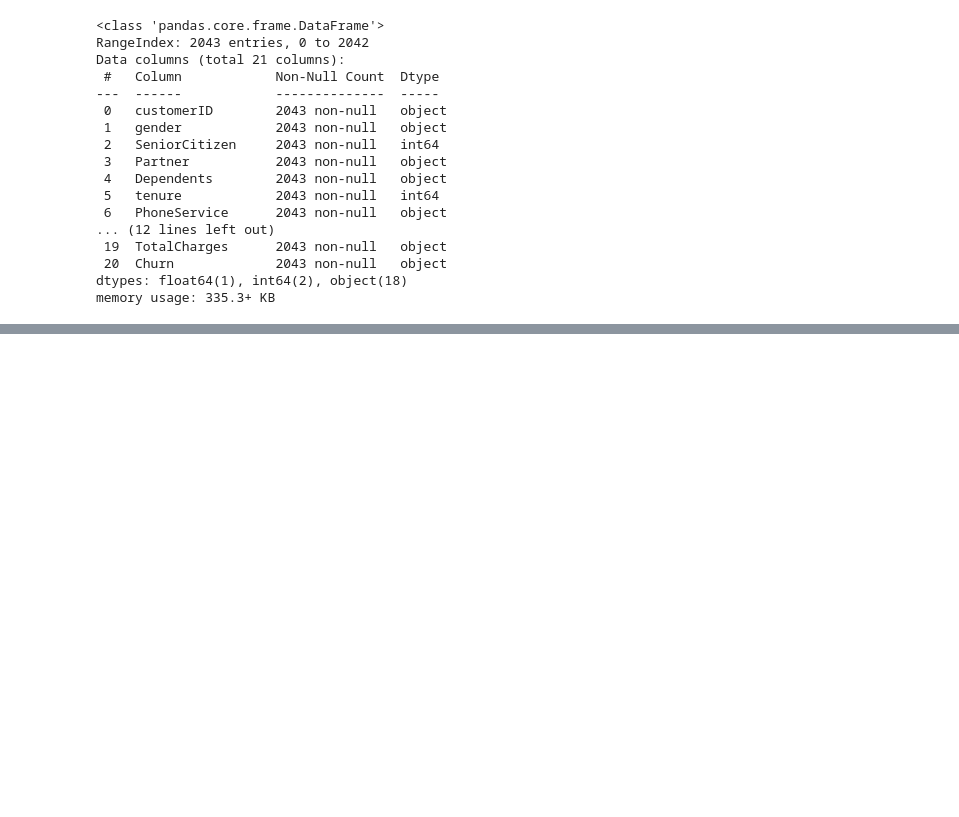
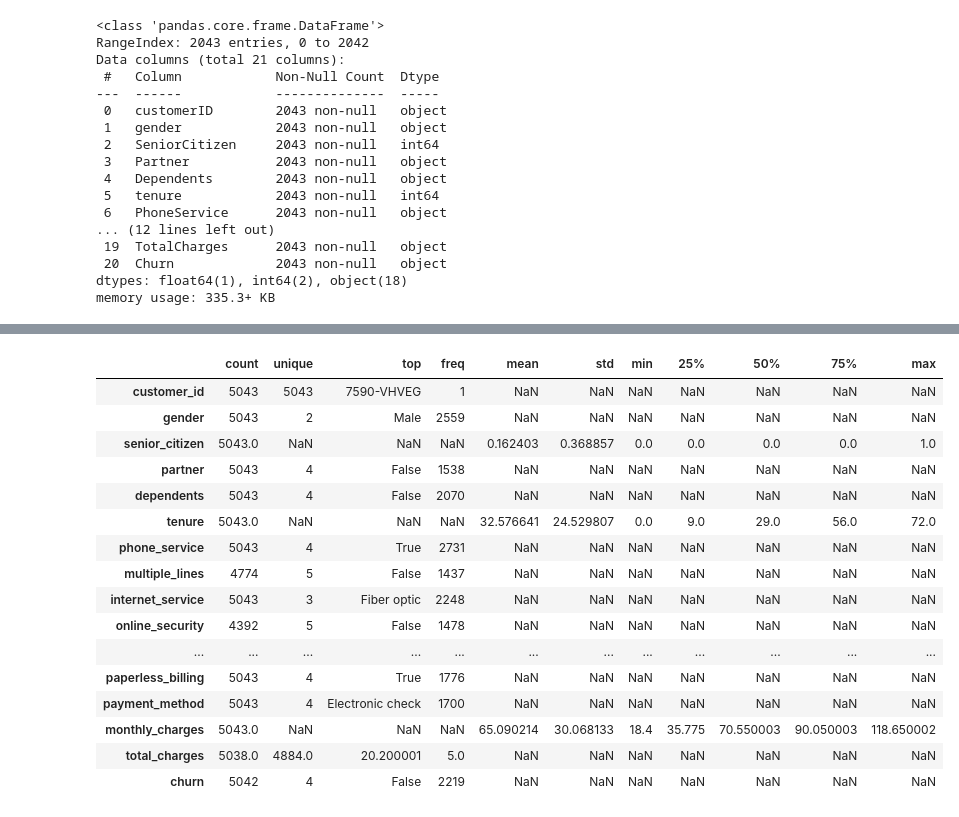
Before and after one commit to FloJoLaryea/Customer_Churn_Analysis, a Jupyter notebook: cstomer_churn_analysis.ipynb, the cells around one changed output, grey strips where cells are left out. Drawn from its saved outputs; the diff is of its cells as text; code cells hidden in the pictures; blank space fills up the shorter version.

```diff
--- a/cstomer_churn_analysis.ipynb
+++ b/cstomer_churn_analysis.ipynb
@@ -361,0 +222,20 @@ df_1.head(1)
+# %%
+train_df.describe(include='all').T
+# %% [output]
+|  | count | unique | top | freq | mean | std | min | 25% | 50% | 75% | max |
+| customer_id | 5043 | 5043 | 7590-VHVEG | 1 | NaN | NaN | NaN | NaN | NaN | NaN | NaN |
+| gender | 5043 | 2 | Male | 2559 | NaN | NaN | NaN | NaN | NaN | NaN | NaN |
+| senior_citizen | 5043.0 | NaN | NaN | NaN | 0.162403 | 0.368857 | 0.0 | 0.0 | 0.0 | 0.0 | 1.0 |
+| partner | 5043 | 4 | False | 1538 | NaN | NaN | NaN | NaN | NaN | NaN | NaN |
+| dependents | 5043 | 4 | False | 2070 | NaN | NaN | NaN | NaN | NaN | NaN | NaN |
+| tenure | 5043.0 | NaN | NaN | NaN | 32.576641 | 24.529807 | 0.0 | 9.0 | 29.0 | 56.0 | 72.0 |
+| phone_service | 5043 | 4 | True | 2731 | NaN | NaN | NaN | NaN | NaN | NaN | NaN |
+| multiple_lines | 4774 | 5 | False | 1437 | NaN | NaN | NaN | NaN | NaN | NaN | NaN |
+| internet_service | 5043 | 3 | Fiber optic | 2248 | NaN | NaN | NaN | NaN | NaN | NaN | NaN |
+| online_security | 4392 | 5 | False | 1478 | NaN | NaN | NaN | NaN | NaN | NaN | NaN |
+| ... | ... | ... | ... | ... | ... | ... | ... | ... | ... | ... | ... |
+| paperless_billing | 5043 | 4 | True | 1776 | NaN | NaN | NaN | NaN | NaN | NaN | NaN |
+| payment_method | 5043 | 4 | Electronic check | 1700 | NaN | NaN | NaN | NaN | NaN | NaN | NaN |
+| monthly_charges | 5043.0 | NaN | NaN | NaN | 65.090214 | 30.068133 | 18.4 | 35.775 | 70.550003 | 90.050003 | 118.650002 |
+| total_charges | 5038.0 | 4884.0 | 20.200001 | 5.0 | NaN | NaN | NaN | NaN | NaN | NaN | NaN |
+| churn | 5042 | 4 | False | 2219 | NaN | NaN | NaN | NaN | NaN | NaN | NaN |
```
Also changed, not shown: parts of 37 cells of this notebook.
